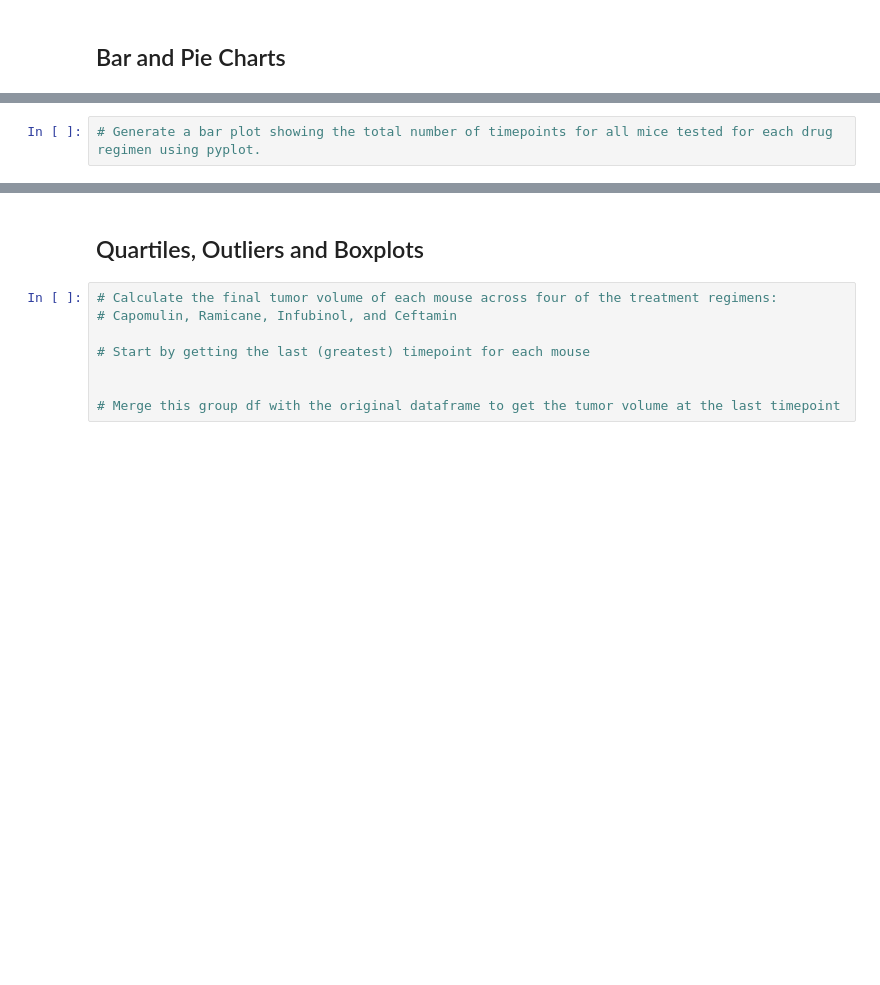
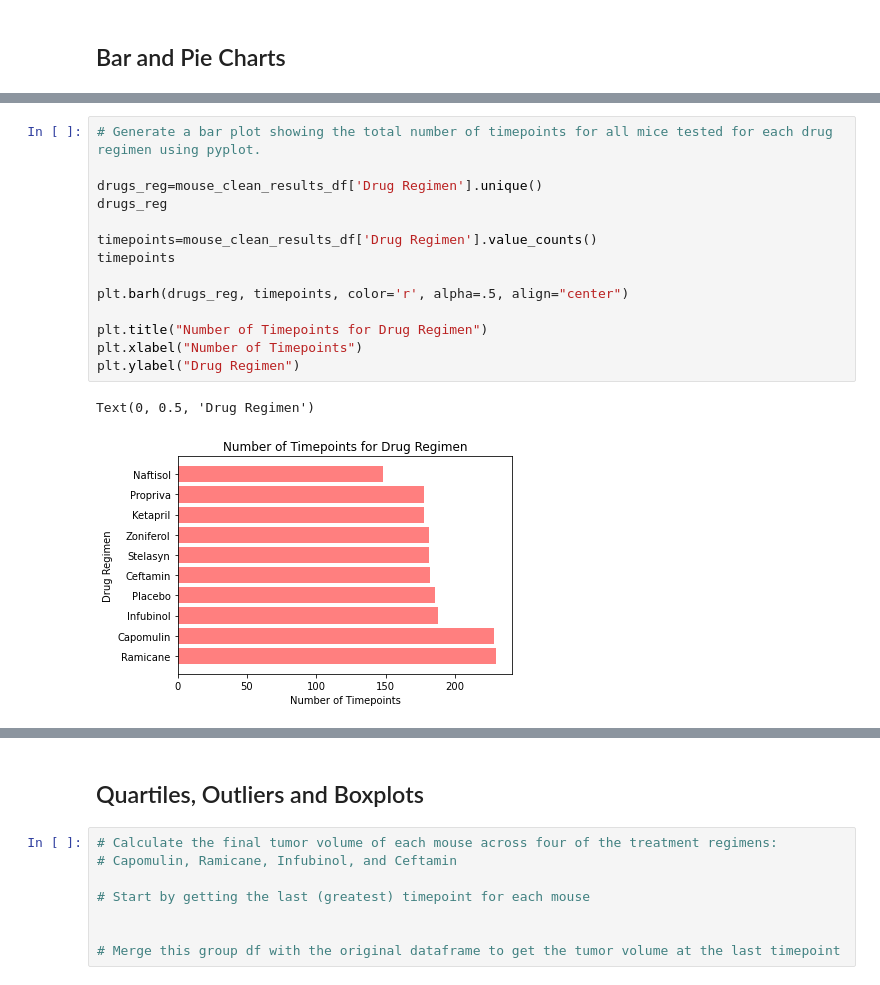
Before and after one commit to shermeenajani/Matplotlib-challenge, a Jupyter notebook: Pymaceuticals/pymaceuticals_starter.ipynb, the cells around one changed output, grey strips where cells are left out. Cells and saved outputs as stored; diff of their text form; blank space fills up the shorter version.

```diff
--- a/Pymaceuticals/pymaceuticals_starter.ipynb
+++ b/Pymaceuticals/pymaceuticals_starter.ipynb
@@ -145,4 +174,19 @@ Summary_DF
 # %%
 # Generate a bar plot showing the total number of timepoints for all mice tested for each drug regimen using pyplot.
+
+drugs_reg=mouse_clean_results_df['Drug Regimen'].unique()
+drugs_reg
+
+timepoints=mouse_clean_results_df['Drug Regimen'].value_counts()
+timepoints
+
+plt.barh(drugs_reg, timepoints, color='r', alpha=.5, align="center")
+
+plt.title("Number of Timepoints for Drug Regimen")
+plt.xlabel("Number of Timepoints")
+plt.ylabel("Drug Regimen")
+# %% [output]
+Text(0, 0.5, 'Drug Regimen')
+[figure, added]
 # %%
 # Generate a pie plot showing the distribution of female versus male mice using Pandas
```
Also changed, not shown: parts of 5 cells of this notebook.
